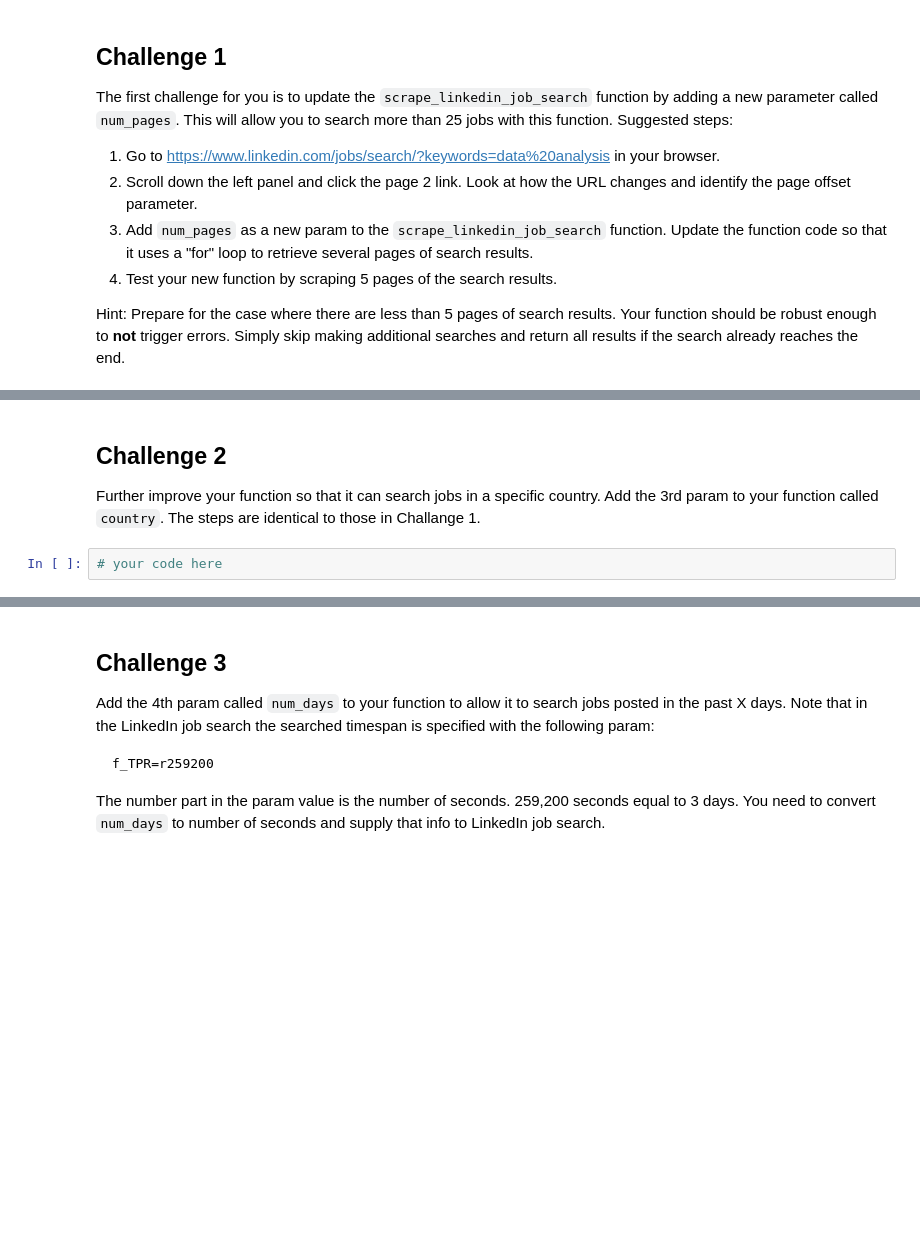
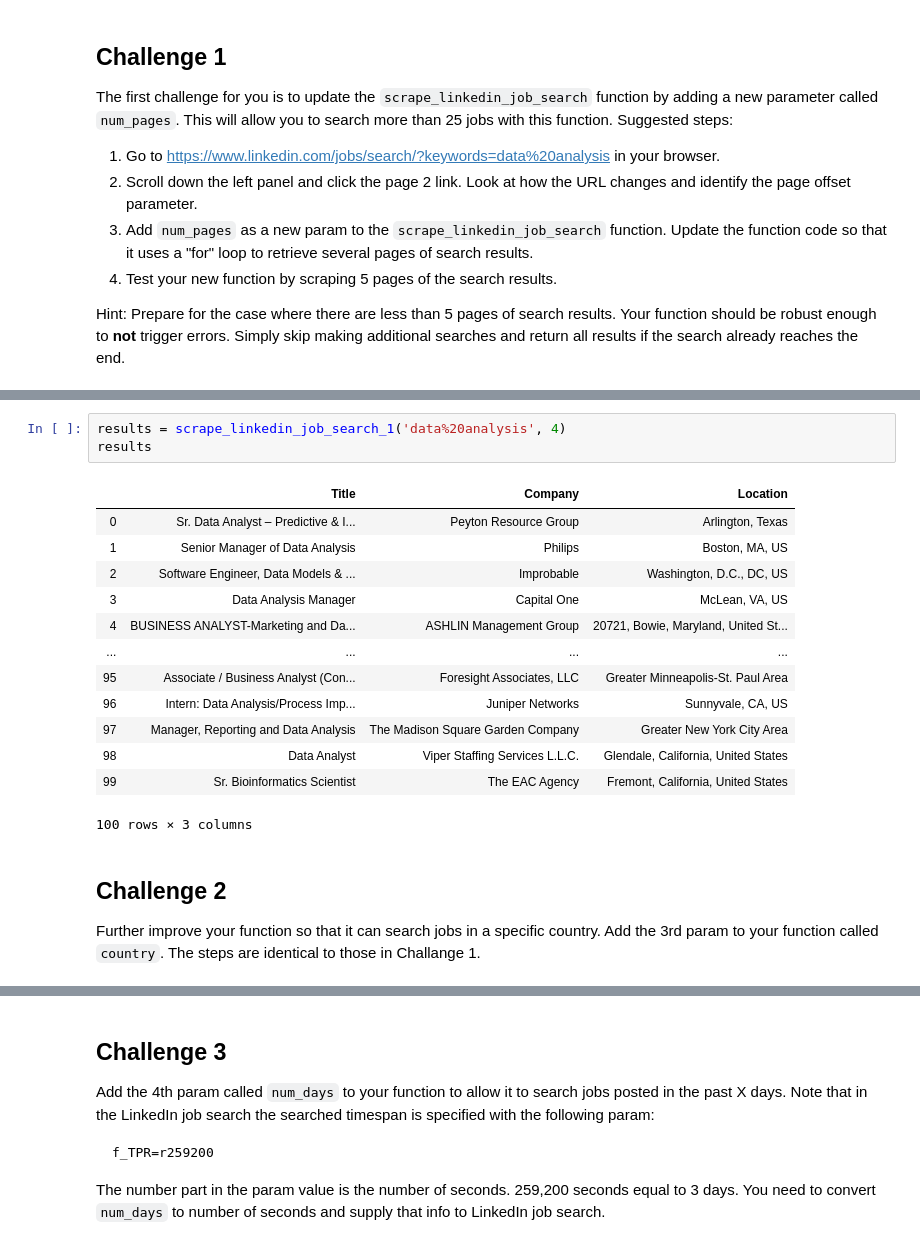
Before and after one commit to ironhack-datalabs/data-ber-10-19, a Jupyter notebook: module-1_labs/lab-job-board-scraping/your-code/main.ipynb, the cells around one changed output, grey strips where cells are left out. Cells and saved outputs as stored; diff of their text form; blank space fills up the shorter version.

```diff
--- a/module-1_labs/lab-job-board-scraping/your-code/main.ipynb
+++ b/module-1_labs/lab-job-board-scraping/your-code/main.ipynb
@@ -148,9 +146,24 @@ def scrape_linkedin_job_search_1(keywords, num_pages):
 
     # Return dataframe
     return data
+# %%
+results = scrape_linkedin_job_search_1('data%20analysis', 4)
+results
+# %% [output]
+|  | Title | Company | Location |
+| 0 | Sr. Data Analyst – Predictive & I... | Peyton Resource Group | Arlington, Texas |
+| 1 | Senior Manager of Data Analysis | Philips | Boston, MA, US |
+| 2 | Software Engineer, Data Models & ... | Improbable | Washington, D.C., DC, US |
+| 3 | Data Analysis Manager | Capital One | McLean, VA, US |
+| 4 | BUSINESS ANALYST-Marketing and Da... | ASHLIN Management Group | 20721, Bowie, Maryland, United St... |
+| ... | ... | ... | ... |
+| 95 | Associate / Business Analyst (Con... | Foresight Associates, LLC | Greater Minneapolis-St. Paul Area |
+| 96 | Intern: Data Analysis/Process Imp... | Juniper Networks | Sunnyvale, CA, US |
+| 97 | Manager, Reporting and Data Analysis | The Madison Square Garden Company | Greater New York City Area |
+| 98 | Data Analyst | Viper Staffing Services L.L.C. | Glendale, California, United States |
+| 99 | Sr. Bioinformatics Scientist | The EAC Agency | Fremont, California, United States |
+100 rows × 3 columns
 # %% [markdown]
 ## Challenge 2
 
 Further improve your function so that it can search jobs in a specific country. Add the 3rd param to your function called `country`. The steps are identical to those in Challange 1.
-# %%
-# your code here
```
Also changed, not shown: parts of 6 cells of this notebook.
